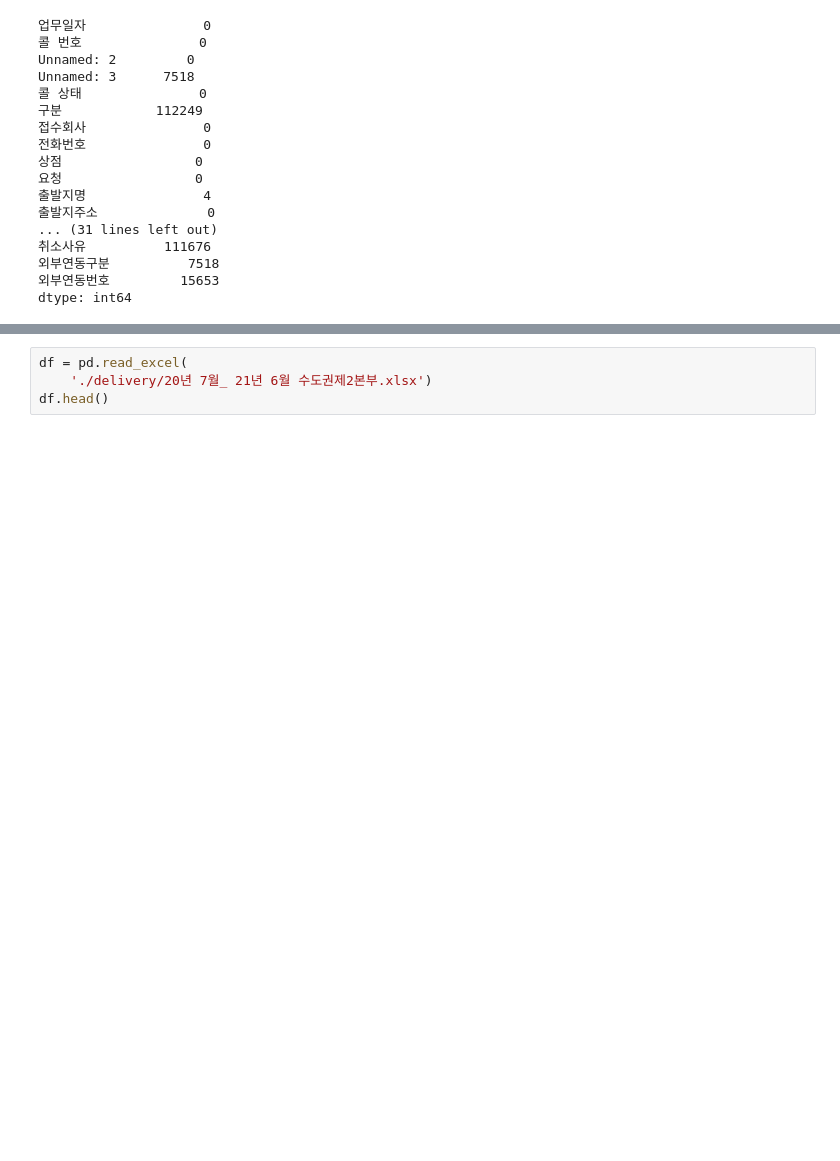
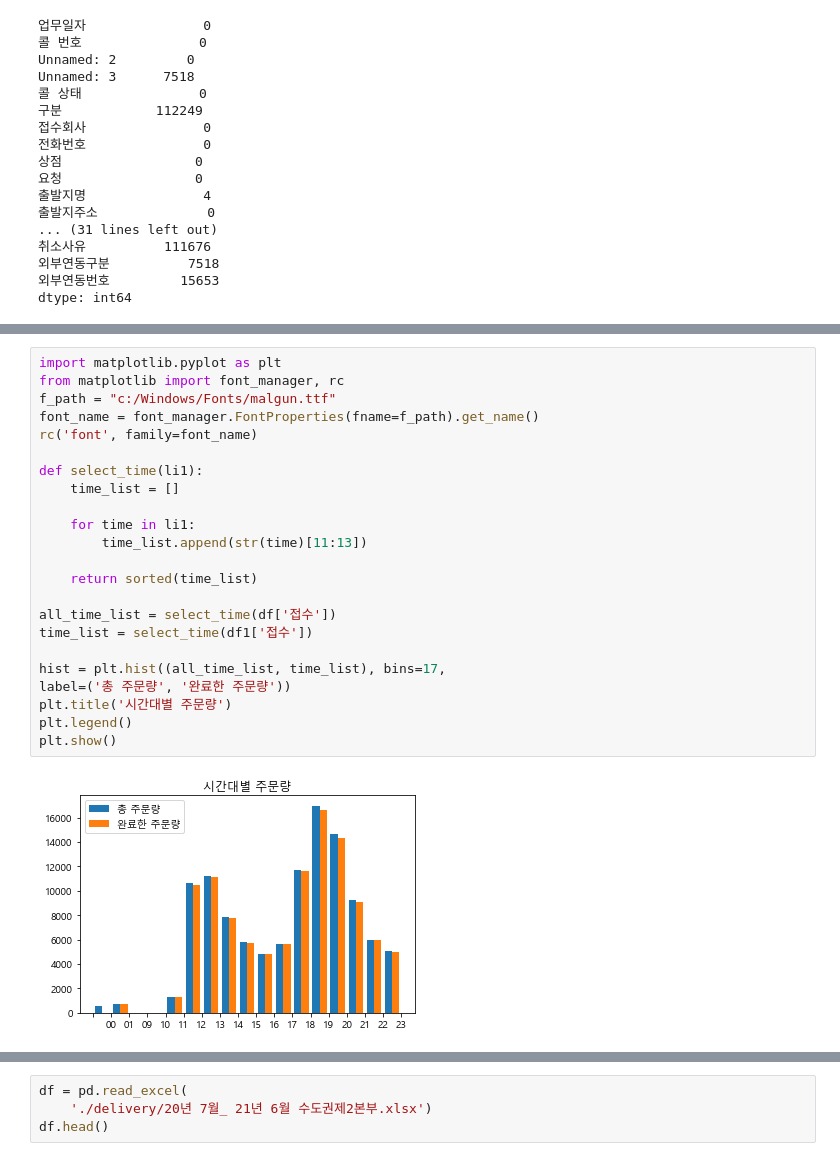
Before and after one commit to ethan528/BBS_Optimal_Position, a Jupyter notebook: EDA.ipynb, the cells around one changed output, grey strips where cells are left out. Saved outputs shown, nothing was run; the diff lists cells and outputs as text; blank space fills up the shorter version.

```diff
--- a/EDA.ipynb
+++ b/EDA.ipynb
@@ -80,6 +81,31 @@ df.corr()
 | 보류 | NaN | NaN | NaN | NaN | NaN | NaN | NaN | NaN | NaN | NaN |
 | 사고 | NaN | NaN | NaN | NaN | NaN | NaN | NaN | NaN | NaN | NaN |
 | 문의 | NaN | NaN | NaN | NaN | NaN | NaN | NaN | NaN | NaN | NaN |
+# %%
+import matplotlib.pyplot as plt
+from matplotlib import font_manager, rc
+f_path = "c:/Windows/Fonts/malgun.ttf"
+font_name = font_manager.FontProperties(fname=f_path).get_name()
+rc('font', family=font_name)
+
+def select_time(li1):
+    time_list = []
+
+    for time in li1:
+        time_list.append(str(time)[11:13])
+
+    return sorted(time_list)
+
+all_time_list = select_time(df['접수'])
+time_list = select_time(df1['접수'])
+
+hist = plt.hist((all_time_list, time_list), bins=17,
+label=('총 주문량', '완료한 주문량'))
+plt.title('시간대별 주문량')
+plt.legend()
+plt.show()
+# %% [output]
+[figure, added]
 # %%
 from datetime import datetime
 import math
```
Also changed, not shown: parts of 9 cells of this notebook.
